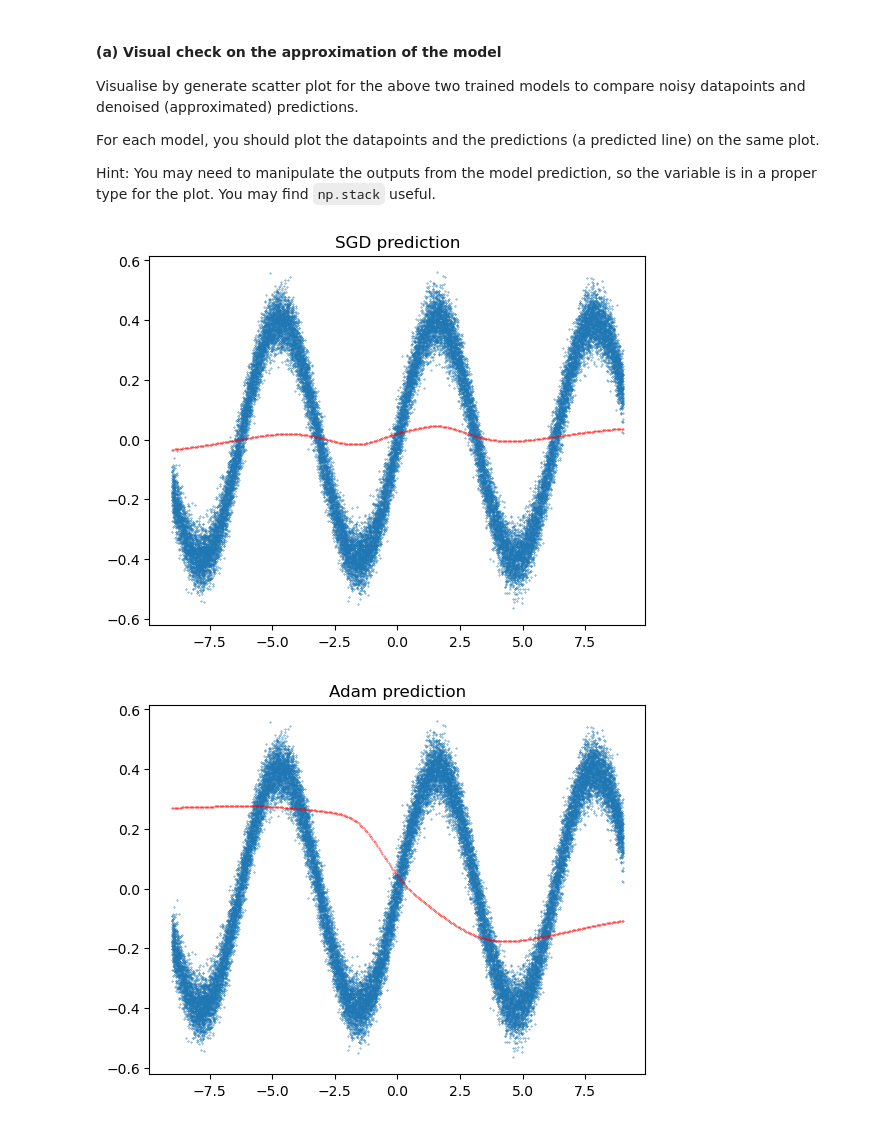
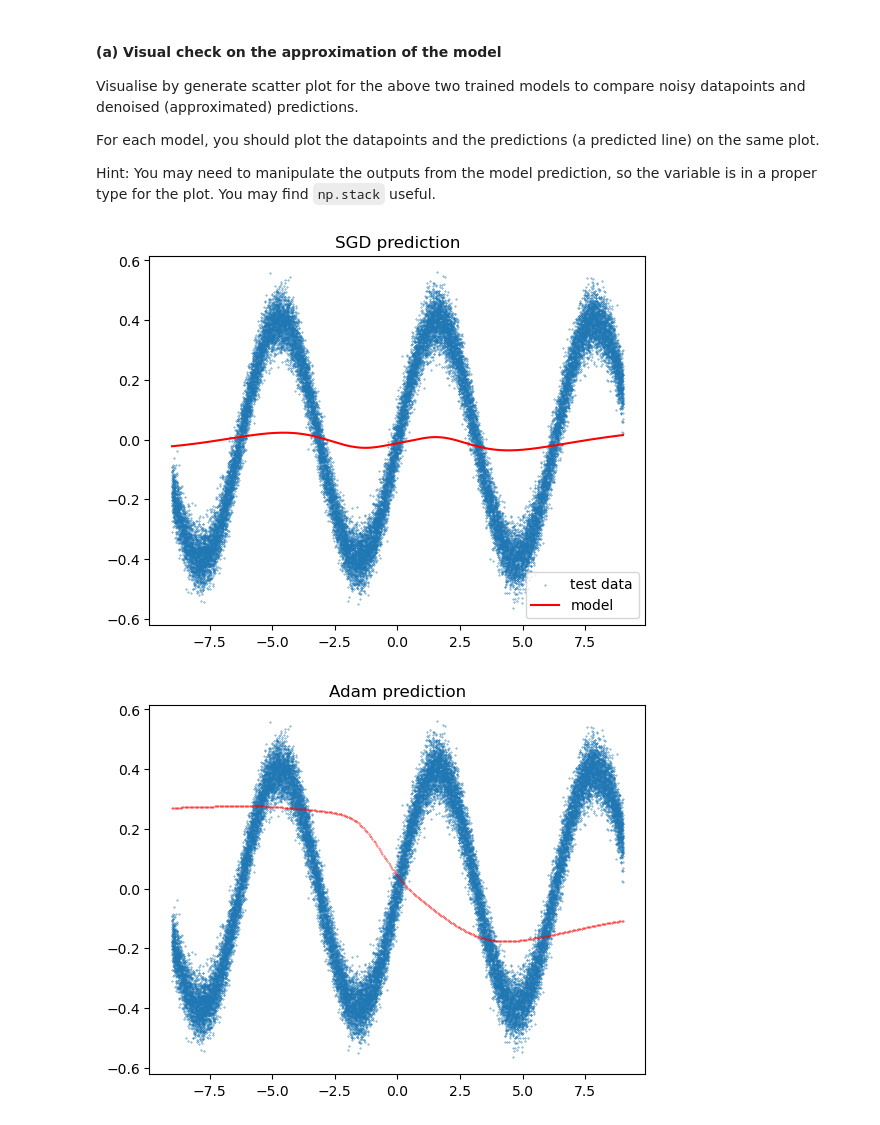
Before and after one commit to sqooid/ece4179-neural-networks, a Jupyter notebook: labs/lab-3/Lab3_1_Sinusoidal.ipynb, the cells around one changed output. Cells and saved outputs as stored; diff of their text form; code cells hidden in the pictures.

```diff
--- a/labs/lab-3/Lab3_1_Sinusoidal.ipynb
+++ b/labs/lab-3/Lab3_1_Sinusoidal.ipynb
@@ -222,7 +222,7 @@ dataset_test = SineDataset(n_x_test)
 # batch_size - the size of our mini-batches
 # shuffle - whether or not we want to shuffle the dataset
 #         - For training shuffle is set to True and for Testing/Validation shuffle is set to False
-data_loader_train = DataLoader(dataset_train, BATCH_SIZE)
+data_loader_train = DataLoader(dataset_train, BATCH_SIZE, shuffle=True)
 data_loader_test = DataLoader(dataset_test, BATCH_SIZE_TEST)
 # %% [markdown]
 #### (c) Visualise the dataset you've created!
@@ -353,6 +353,9 @@ class ShallowLinear(LightningModule):
         # Calling self.log will surface up scalars for you in TensorBoard
         self.log("train_loss", loss, prog_bar=True)
 
+        # if batch_idx == 0:
+        #     print(x, y, logits, loss)
+
         return loss
 
     def validation_step(self, batch, batch_idx):
@@ -366,7 +369,7 @@ class ShallowLinear(LightningModule):
         # Calling self.log will surface up scalars for you in TensorBoard
         self.log("val_loss", loss, prog_bar=True)
 
-        return logits
+        return loss
 
     def test_step(self, batch, batch_idx):
         # get the x and y values of the data point
@@ -379,7 +382,7 @@ class ShallowLinear(LightningModule):
         # Calling self.log will surface up scalars for you in TensorBoard
         self.log("test_loss", loss, prog_bar=True)
 
-        return logits
+        return loss
 
     def predict_step(self, batch, batch_idx):
         # get the x and y values of the data point
@@ -398,14 +401,14 @@ class ShallowLinear(LightningModule):
 
         return optimizer
 
-    def train_dataloader(self):
-        return data_loader_train
+    # def train_dataloader(self):
+    #     return data_loader_train
 
-    def val_dataloader(self):
-        return data_loader_test
+    # def val_dataloader(self):
+    #     return data_loader_val
 
-    def test_dataloader(self):
-        return data_loader_test
+    # def test_dataloader(self):
+    #     return data_loader_test
 # %% [markdown]
 <div class="alert alert-block alert-info">
 
@@ -436,14 +439,14 @@ trainer_task1_SGD = Trainer(
     devices=1 if not torch.cuda.is_available() else torch.cuda.device_count(),
     max_epochs=20,
     callbacks=[TQDMProgressBar(refresh_rate=20)],
-    logger=CSVLogger("logs", name="SGD"),
+    logger=CSVLogger("logs", name="SGD", version=0),
 )
 
 # Start the training loop
 trainer_task1_SGD.fit(model_sgd, data_loader_train)
 
 # Evaluate Model
-trainer_task1_SGD.test(dataloaders=data_loader_test)
+trainer_task1_SGD.test(model_sgd, dataloaders=data_loader_test)
 # %% [output]
 GPU available: False, used: False
 TPU available: False, using: 0 TPU cores
@@ -476,7 +482,7 @@ If your implementation is correct, you should obtain a printed output similar to
 #### (b) Train with Adam
 # %%
 # Initialize Model with Adam optimizer
-model_adam = ShallowLinear(optimizer="Adam")
+model_adam = ShallowLinear(optimizer="Adam", learning_rate=0.001)
 
 # Train model for 20 epochs
 trainer_task1_ADAM = Trainer(
@@ -484,11 +490,11 @@ trainer_task1_ADAM = Trainer(
     devices=1 if not torch.cuda.is_available() else torch.cuda.device_count(),
     max_epochs=20,
     callbacks=[TQDMProgressBar(refresh_rate=20)],
-    logger=CSVLogger("logs", name="Adam"),
+    logger=CSVLogger("logs", name="Adam", version=0),
 )
 
 # Start the training loop
-trainer_task1_ADAM.fit(model_sgd, data_loader_train, data_loader_test)
+trainer_task1_ADAM.fit(model_sgd, data_loader_train)
 
 # Evaluate Model
 trainer_task1_ADAM.test(dataloaders=data_loader_test)
@@ -551,11 +557,12 @@ predictions_sgd = model_sgd(x)
 # %%
 # Scatter plot for model trained using SGD
 plt.scatter(dataset_train.x_data, dataset_train.y_data, s=0.1)
-plt.scatter(x, predictions_sgd.detach().numpy(), s=0.1, c="r")
+plt.plot(x, predictions_sgd.detach().numpy(), c="r")
 plt.title("SGD prediction")
+plt.legend(["test data", "model"])
 plt.show()
 # %% [output]
-[figure, old version]
+[figure, new version]
 # %%
 # Do prediction using the model with Adam
 predictions_adam = model_adam(x)
```
Also changed, not shown: parts of 5 cells of this notebook.
